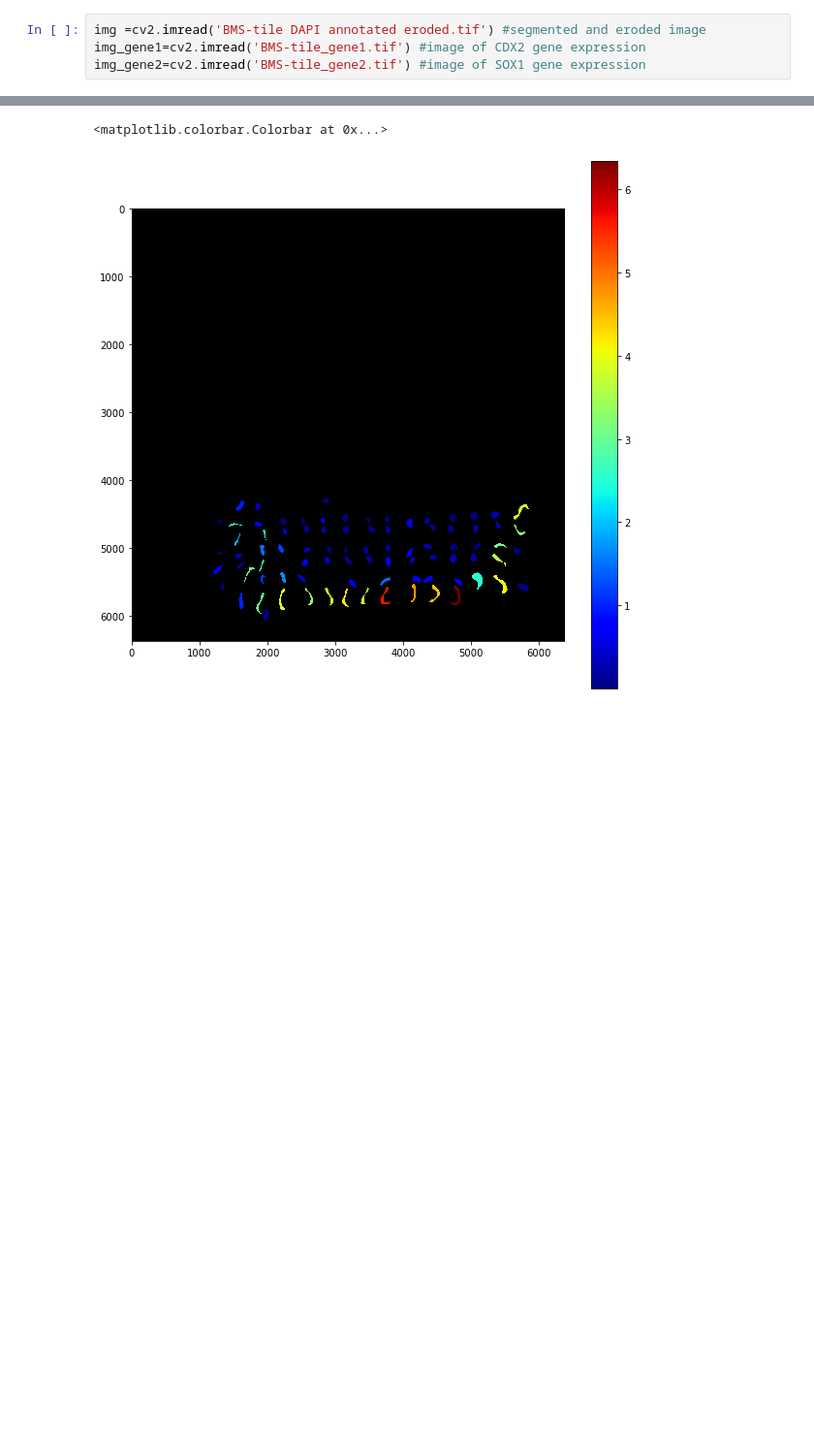
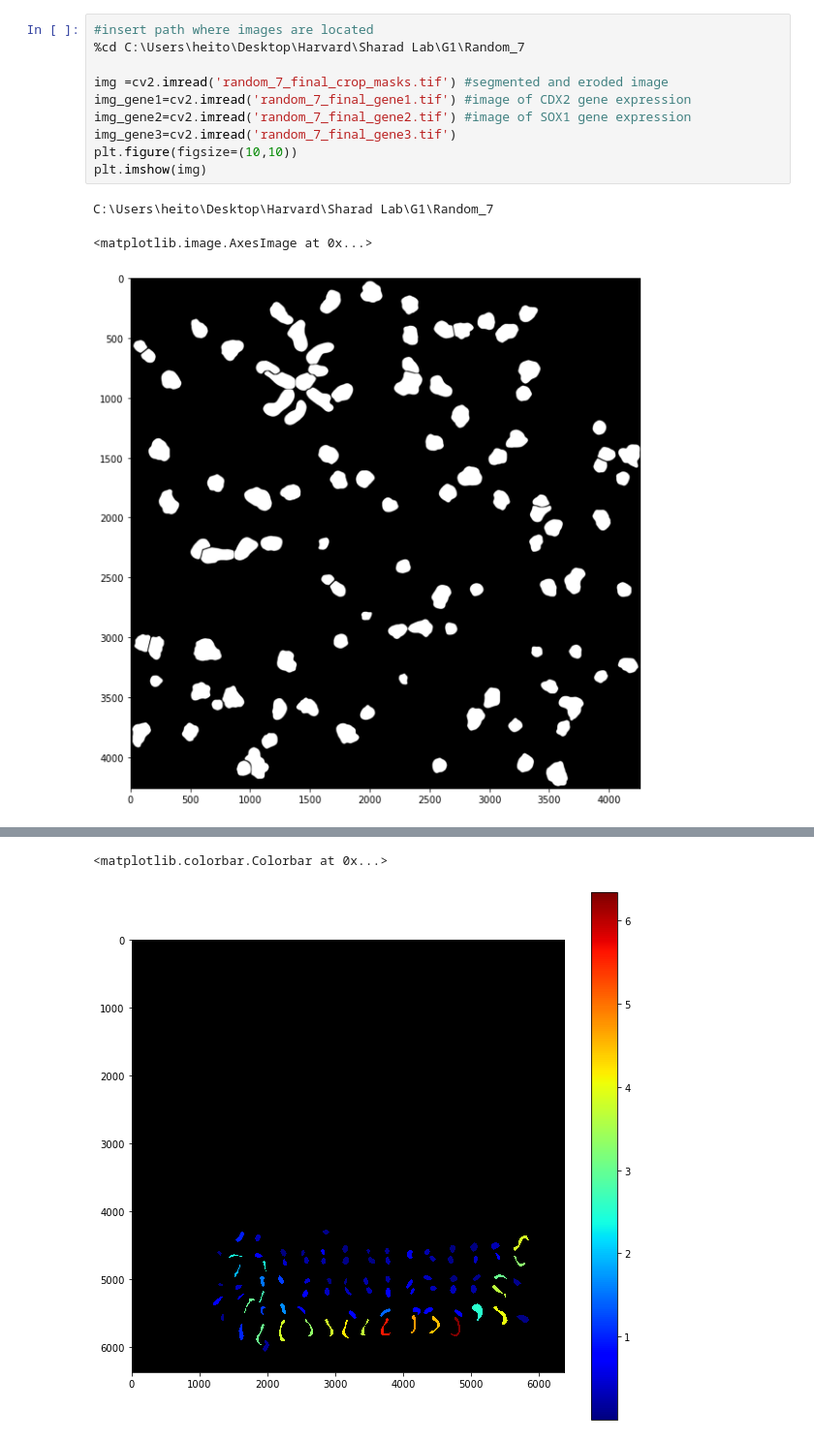
Before and after one commit to iamsmurph/SymBreak, a Jupyter notebook: scripting/obtain_metrics.ipynb, the cells around one changed output, grey strips where cells are left out. Shown at 97% size. Drawn from its saved outputs; the diff is of its cells as text; blank space fills up the shorter version.

```diff
--- a/scripting/obtain_metrics.ipynb
+++ b/scripting/obtain_metrics.ipynb
@@ -19,7 +19,17 @@ gc.collect()
 # %%
-img =cv2.imread('BMS-tile DAPI annotated eroded.tif') #segmented and eroded image
-img_gene1=cv2.imread('BMS-tile_gene1.tif') #image of CDX2 gene expression
-img_gene2=cv2.imread('BMS-tile_gene2.tif') #image of SOX1 gene expression
+#insert path where images are located
+%cd C:\Users\heito\Desktop\Harvard\Sharad Lab\G1\Random_7
+
+img =cv2.imread('random_7_final_crop_masks.tif') #segmented and eroded image
+img_gene1=cv2.imread('random_7_final_gene1.tif') #image of CDX2 gene expression
+img_gene2=cv2.imread('random_7_final_gene2.tif') #image of SOX1 gene expression
+img_gene3=cv2.imread('random_7_final_gene3.tif')
+plt.figure(figsize=(10,10))
+plt.imshow(img)
+# %% [output]
+C:\Users\heito\Desktop\Harvard\Sharad Lab\G1\Random_7
+<matplotlib.image.AxesImage at 0x...>
+[figure, added]
 # %%
 def get_intersection(hey,initial_pos,epsilon,contour): #function that finds the intersection points and also returns sides of region(normal line)
     x_vec=hey[:,0]
```
Also changed, not shown: parts of 9 cells of this notebook.
